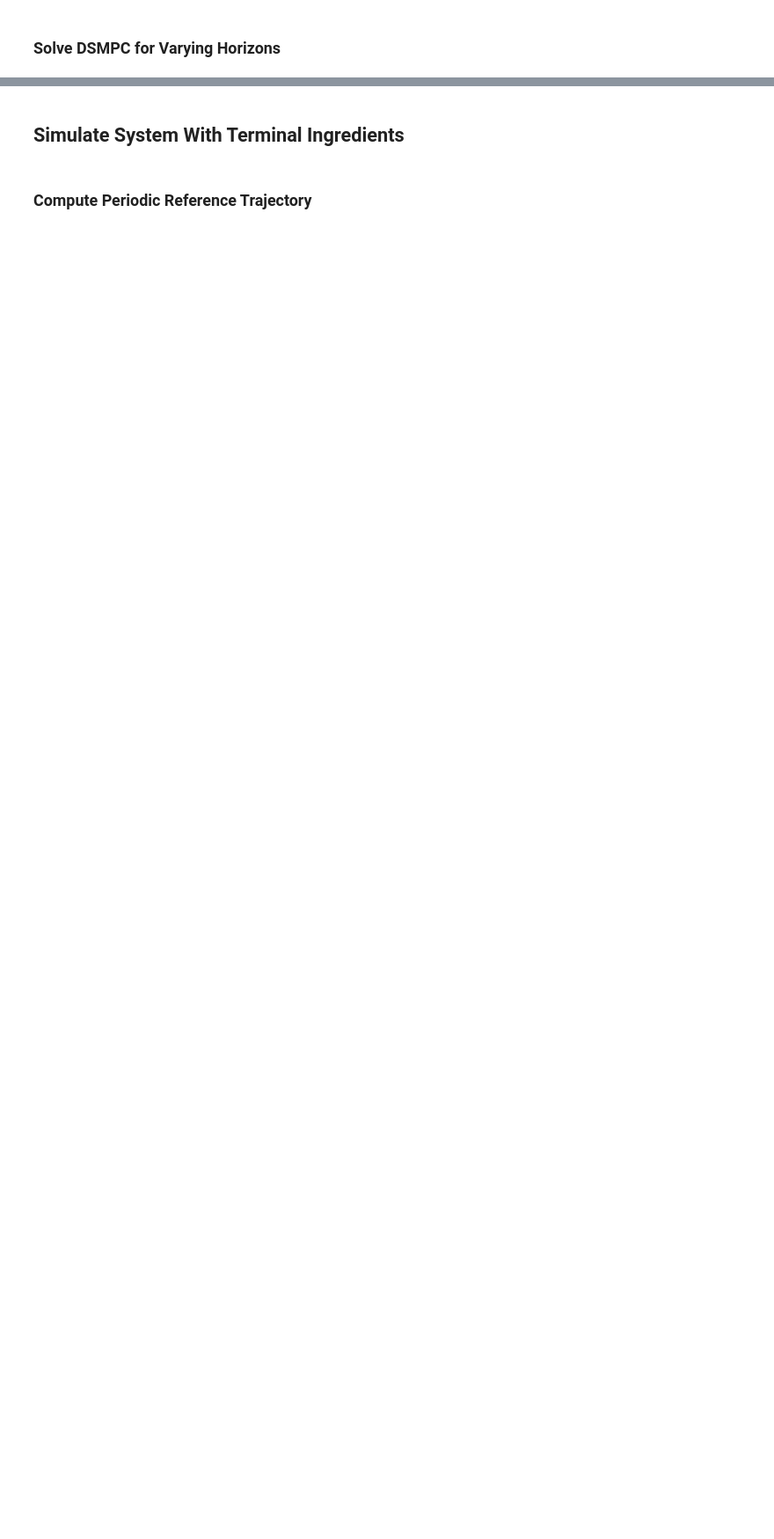
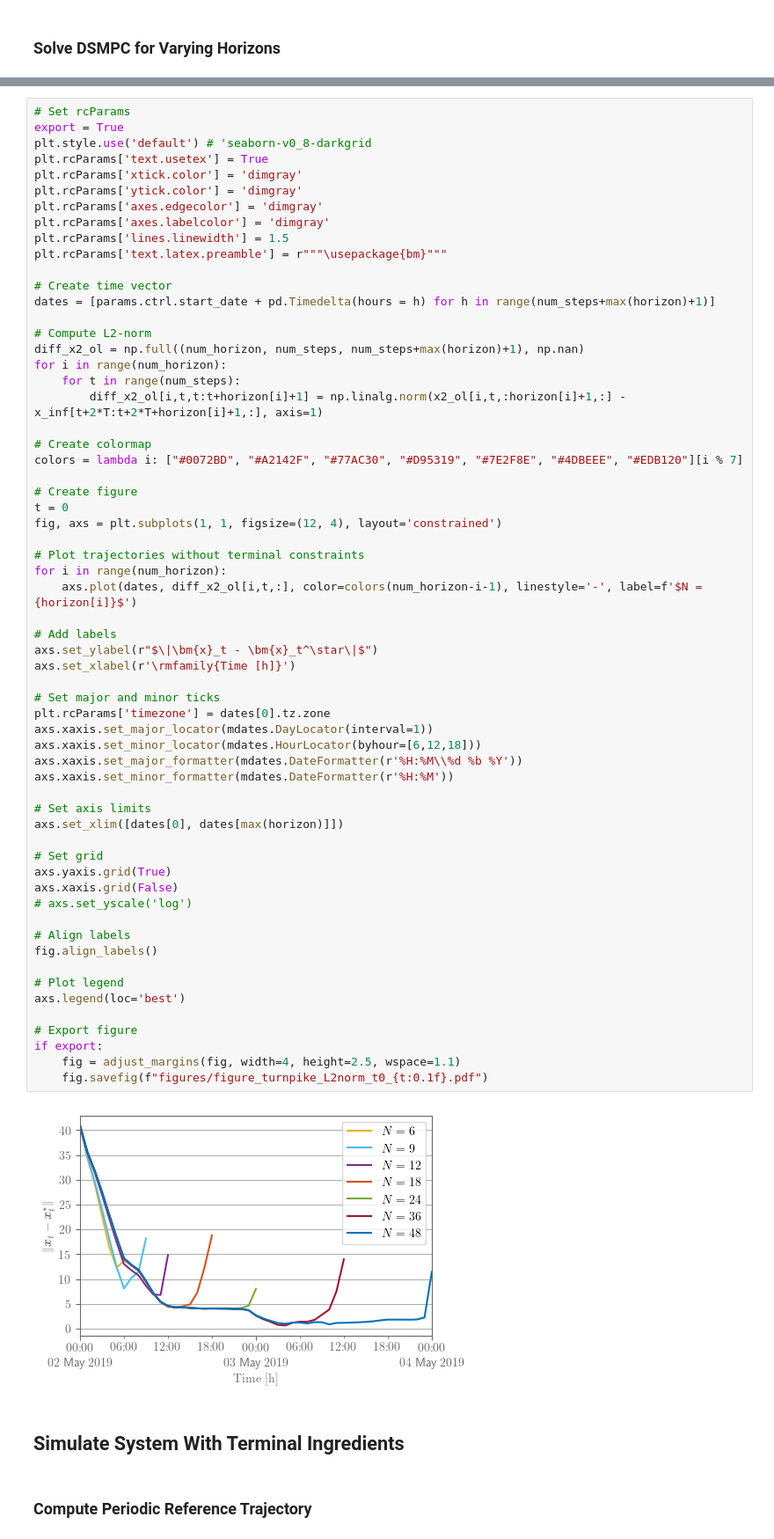
Before and after one commit to Gedlex/time-varying-RHGs, a Jupyter notebook: empc_DSMPC_sim.ipynb, the cells around one changed output, grey strips where cells are left out. Shown at 88% size. Cells and saved outputs as stored; diff of their text form; blank space fills up the shorter version.

```diff
--- a/empc_DSMPC_sim.ipynb
+++ b/empc_DSMPC_sim.ipynb
@@ -152,3 +296,66 @@ clear_output()
+# %%
+# Set rcParams
+export = True
+plt.style.use('default') # 'seaborn-v0_8-darkgrid
+plt.rcParams['text.usetex'] = True
+plt.rcParams['xtick.color'] = 'dimgray'
+plt.rcParams['ytick.color'] = 'dimgray'
+plt.rcParams['axes.edgecolor'] = 'dimgray'
+plt.rcParams['axes.labelcolor'] = 'dimgray'
+plt.rcParams['lines.linewidth'] = 1.5
+plt.rcParams['text.latex.preamble'] = r"""\usepackage{bm}"""
+
+# Create time vector
+dates = [params.ctrl.start_date + pd.Timedelta(hours = h) for h in range(num_steps+max(horizon)+1)]
+
+# Compute L2-norm
+diff_x2_ol = np.full((num_horizon, num_steps, num_steps+max(horizon)+1), np.nan)
+for i in range(num_horizon):
+    for t in range(num_steps):
+        diff_x2_ol[i,t,t:t+horizon[i]+1] = np.linalg.norm(x2_ol[i,t,:horizon[i]+1,:] - x_inf[t+2*T:t+2*T+horizon[i]+1,:], axis=1)
+
+# Create colormap
+colors = lambda i: ["#0072BD", "#A2142F", "#77AC30", "#D95319", "#7E2F8E", "#4DBEEE", "#EDB120"][i % 7]
+
+# Create figure
+t = 0
+fig, axs = plt.subplots(1, 1, figsize=(12, 4), layout='constrained')
+
+# Plot trajectories without terminal constraints
+for i in range(num_horizon):
+    axs.plot(dates, diff_x2_ol[i,t,:], color=colors(num_horizon-i-1), linestyle='-', label=f'$N = {horizon[i]}$')
+
+# Add labels
+axs.set_ylabel(r"$\|\bm{x}_t - \bm{x}_t^\star\|$")
+axs.set_xlabel(r'\rmfamily{Time [h]}')
+
+# Set major and minor ticks
+plt.rcParams['timezone'] = dates[0].tz.zone
+axs.xaxis.set_major_locator(mdates.DayLocator(interval=1))
+axs.xaxis.set_minor_locator(mdates.HourLocator(byhour=[6,12,18]))
+axs.xaxis.set_major_formatter(mdates.DateFormatter(r'%H:%M\\%d %b %Y'))
+axs.xaxis.set_minor_formatter(mdates.DateFormatter(r'%H:%M'))
+
+# Set axis limits
+axs.set_xlim([dates[0], dates[max(horizon)]])
+
+# Set grid
+axs.yaxis.grid(True)
+axs.xaxis.grid(False)
+# axs.set_yscale('log')
+
+# Align labels
+fig.align_labels()
+
+# Plot legend
+axs.legend(loc='best')
+
+# Export figure
+if export:
+    fig = adjust_margins(fig, width=4, height=2.5, wspace=1.1)
+    fig.savefig(f"figures/figure_turnpike_L2norm_t0_{t:0.1f}.pdf")
+# %% [output]
+[figure, added]
 # %% [markdown]
 ## Simulate System With Terminal Ingredients
 # %% [markdown]
```
Also changed, not shown: parts of 12 cells of this notebook, 3 other files.
